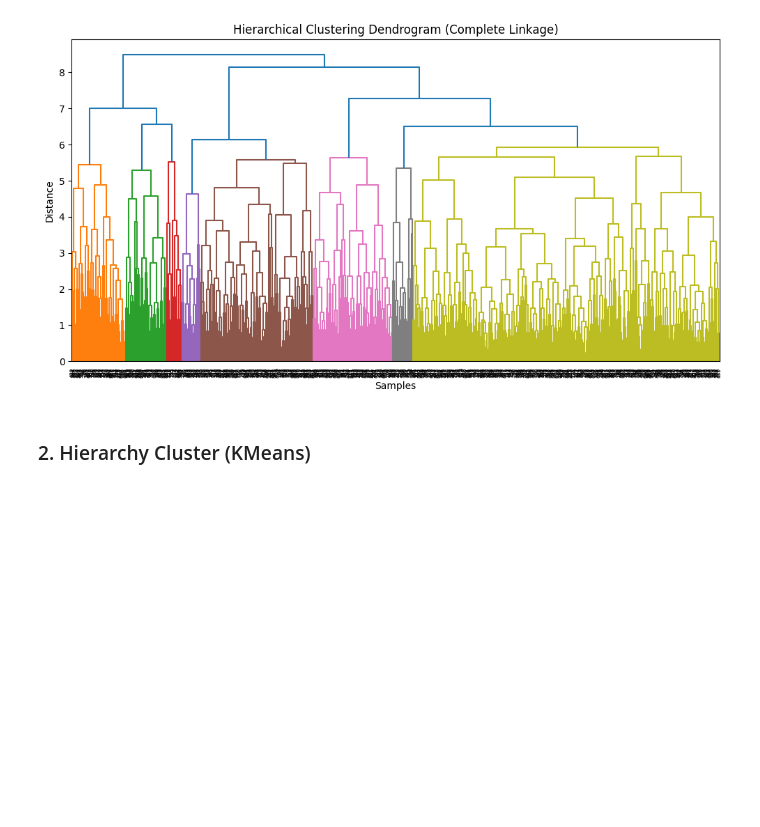
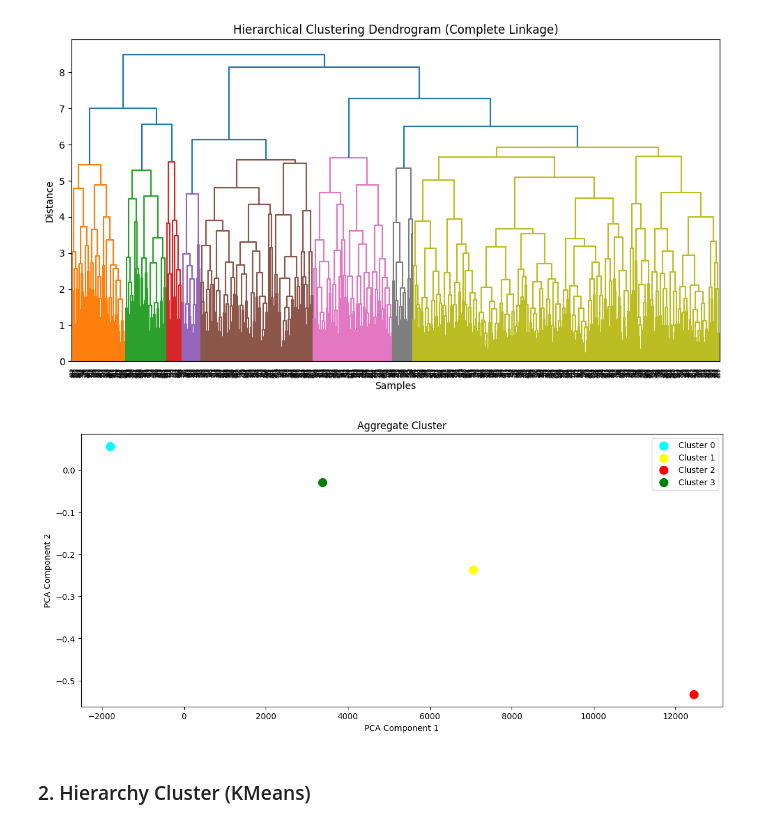
Before and after one commit to y-xing01/DAV_CA1, a Jupyter notebook: diamonds.ipynb, the cells around one changed output. Cells and saved outputs as stored; diff of their text form; code cells hidden in the pictures; blank space fills up the shorter version.

Commit message:
:sparkles: Implement Aggregate Cluster (Not 100% correct)

```diff
--- a/diamonds.ipynb
+++ b/diamonds.ipynb
@@ -838,6 +831,33 @@ See the caveats in the documentation: https://pandas.pydata.org/pandas-docs/stab
 [figure]
 [figure]
 [figure]
+# %%
+# Perform PCA for visualization
+pca = PCA(n_components=2)
+cluster_data_pca = pca.fit_transform(cluster_data)
+
+# Perform hierarchical clustering
+hc = AgglomerativeClustering(n_clusters=4, linkage='complete', metric='euclidean')
+y_hc = hc.fit_predict(cluster_data)
+
+# Calculate cluster centers (mean values)
+cluster_centers = []
+for cluster_label in range(4):
+    cluster_center = np.mean(cluster_data_pca[y_hc == cluster_label], axis=0)
+    cluster_centers.append(cluster_center)
+
+# Plot the aggregate cluster
+colors = ['cyan', 'yellow', 'red', 'green']
+for cluster_label, color in zip(range(4), colors):
+    plt.scatter(cluster_centers[cluster_label][0], cluster_centers[cluster_label][1], s=100, c=color, label=f'Cluster {cluster_label}')
+
+plt.xlabel('PCA Component 1')
+plt.ylabel('PCA Component 2')
+plt.title('Aggregate Cluster')
+plt.legend()
+plt.show()
+# %% [output]
+[figure, added]
 # %% [markdown]
 ### 2. Hierarchy Cluster (KMeans)
 # %%
```
Also changed, not shown: parts of 5 cells of this notebook.
